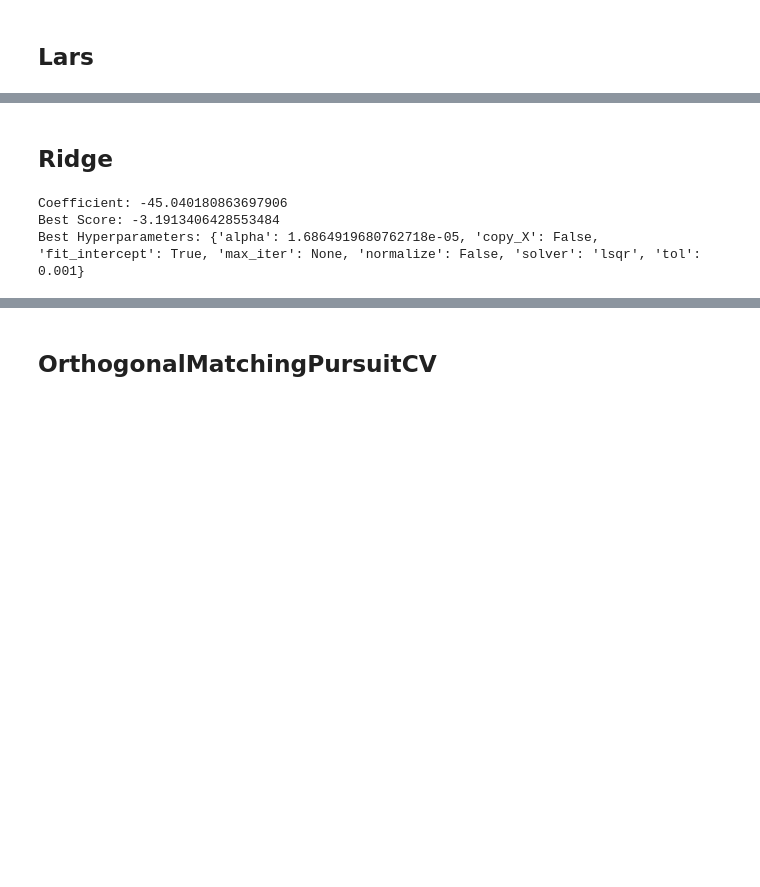
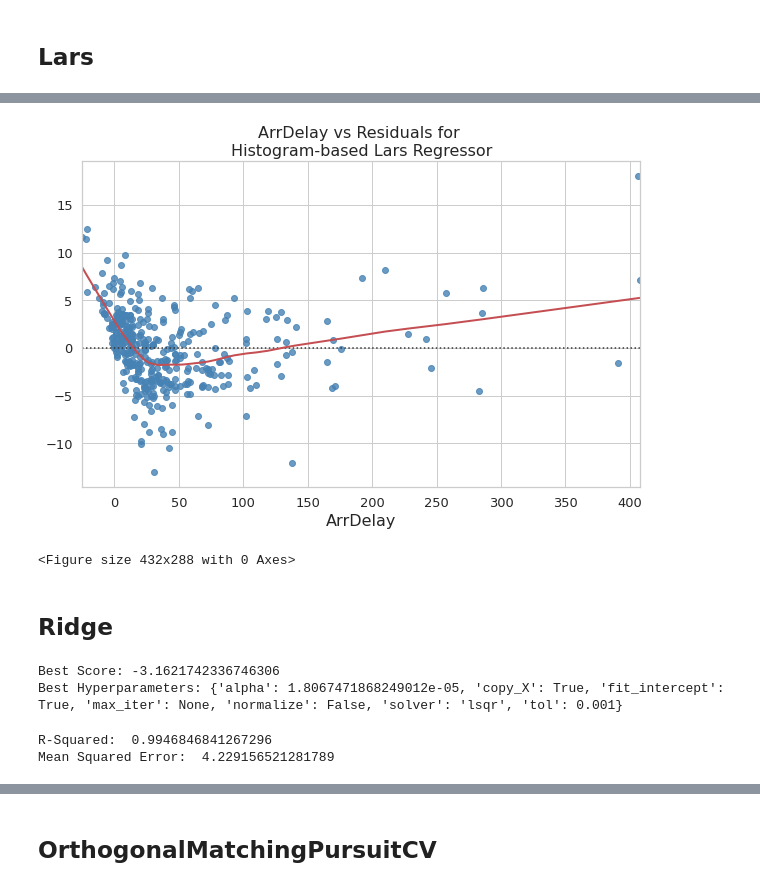
Before and after one commit to jesussantana/Supervised-Regression, a Jupyter notebook: notebooks/S12_T01_Supevised_Regression.ipynb, the cells around one changed output, grey strips where cells are left out. Cells and saved outputs as stored; diff of their text form; code cells hidden in the pictures; blank space fills up the shorter version.

```diff
--- a/notebooks/S12_T01_Supevised_Regression.ipynb
+++ b/notebooks/S12_T01_Supevised_Regression.ipynb
@@ -961,0 +978,5 @@ Best Hyperparameters: {'verbose': True, 'precompute': True, 'normalize': True, '
+# %%
+# Histogram-based Lars Regressor
+hist = Lars()
+hist.fit(X_train, y_train)
+y_pred = hist.predict(X_test)
@@ -962,32 +991,36 @@ Best Hyperparameters: {'verbose': True, 'precompute': True, 'normalize': True, '
+# %%
+scatter_plot(y_test, y_pred, 'Histogram-based Lars Regressor')
+# %% [output]
+[figure, added]
+<Figure size 432x288 with 0 Axes>
 # %% [markdown]
 ## Ridge
 # %%
-# random search Ridge Regressormodel on the dataset
+# random search Ridge Regressor model on the dataset
 
 from sklearn.linear_model import Ridge
 
 # define model
 model = Ridge()
 # define evaluation
-cv = RepeatedKFold(n_splits=10, n_repeats=3, random_state=1)
+cv = RepeatedKFold(n_splits=10, n_repeats=3, random_state=6858)
 # define search space
-space = dict()
-space['solver'] = ['svd', 'cholesky', 'lsqr', 'sag']
-space['alpha'] = loguniform(1e-5, 100)
-space['fit_intercept'] = [True, False]
-space['normalize'] = [True, False]
-space['copy_X'] = [True, False]
-space['max_iter'] = [None]
-space['tol'] = [1e-3]
+params = dict()
+params['solver'] = ['svd', 'cholesky', 'lsqr', 'sag']
+params['alpha'] = loguniform(1e-5, 100)
+params['fit_intercept'] = [True, False]
+params['normalize'] = [True, False]
+params['copy_X'] = [True, False]
+params['max_iter'] = [None]
+params['tol'] = [1e-3]
 # define search
-search = RandomizedSearchCV(model, space, n_iter=500, scoring='neg_mean_absolute_error', n_jobs=-1, cv=cv, random_state=1)
+search = RandomizedSearchCV(model, params, n_iter=500, scoring='neg_mean_absolute_error', n_jobs=-1, cv=cv, random_state=6858)
 # execute search
 result = search.fit(X, y)
 # summarize result
-print('Coefficient: %s' % result.score(X, y))
-print('Best Score: %s' % result.best_score_)
+Ridge_Best_Score = result.best_score_
+print('Best Score: %s' % Ridge_Best_Score)
 print('Best Hyperparameters: %s' % result.best_params_)
 # %% [output]
-Coefficient: -45.040180863697906
-Best Score: -3.1913406428553484
-Best Hyperparameters: {'alpha': 1.6864919680762718e-05, 'copy_X': False, 'fit_intercept': True, 'max_iter': None, 'normalize': False, 'solver': 'lsqr', 'tol': 0.001}
+Best Score: -3.1621742336746306
+Best Hyperparameters: {'alpha': 1.8067471868249012e-05, 'copy_X': True, 'fit_intercept': True, 'max_iter': None, 'normalize': False, 'solver': 'lsqr', 'tol': 0.001}
@@ -993,0 +1034,6 @@ Best Hyperparameters: {'alpha': 1.6864919680762718e-05, 'copy_X': False, 'fit_in
+# %%
+print(r'R-Squared: ',r2_Ridge)
+print(r'Mean Squared Error: ',rmse_Ridge)
+# %% [output]
+R-Squared:  0.9946846841267296
+Mean Squared Error:  4.229156521281789
```
Also changed, not shown: parts of 68 cells of this notebook, 22 other files.
